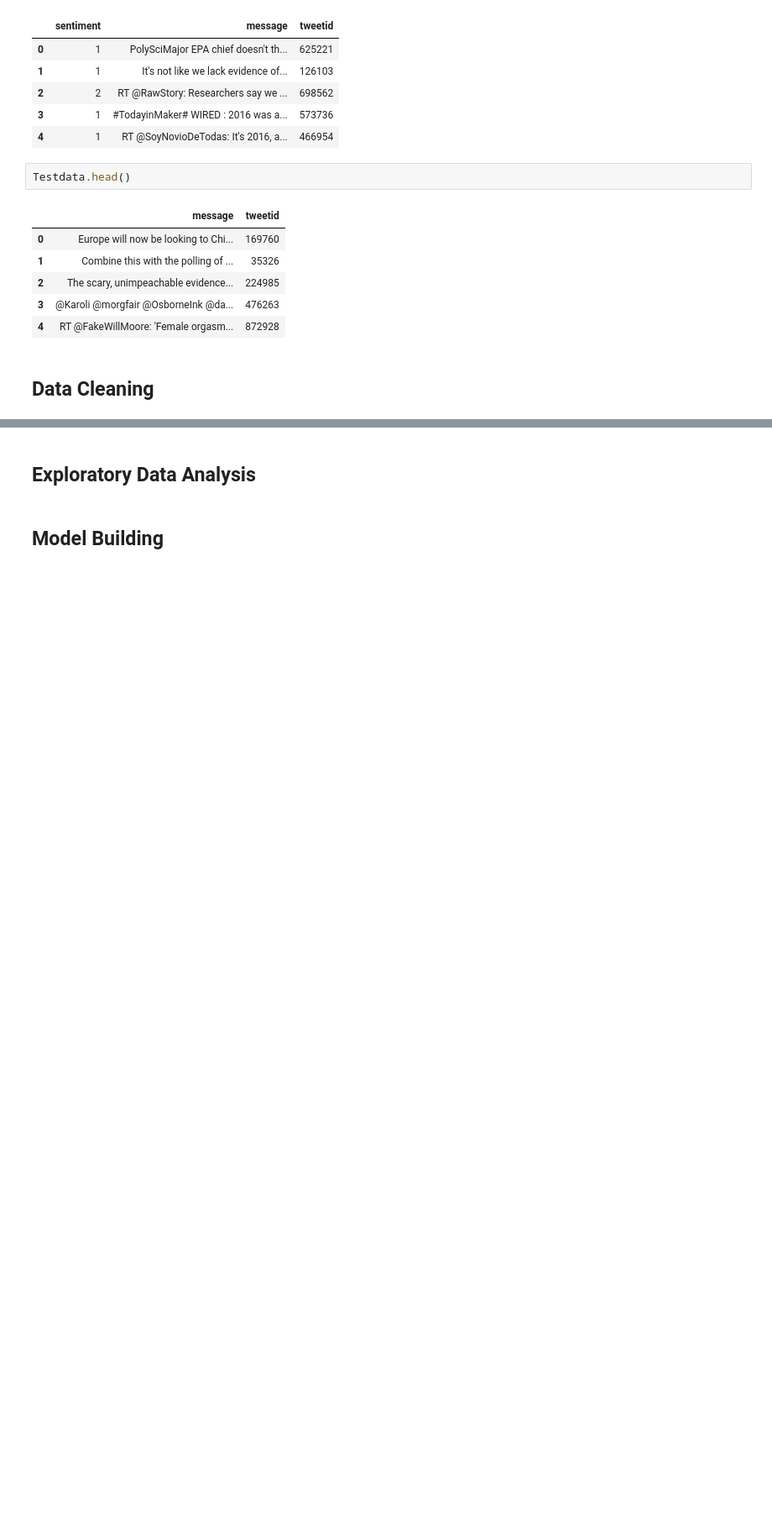
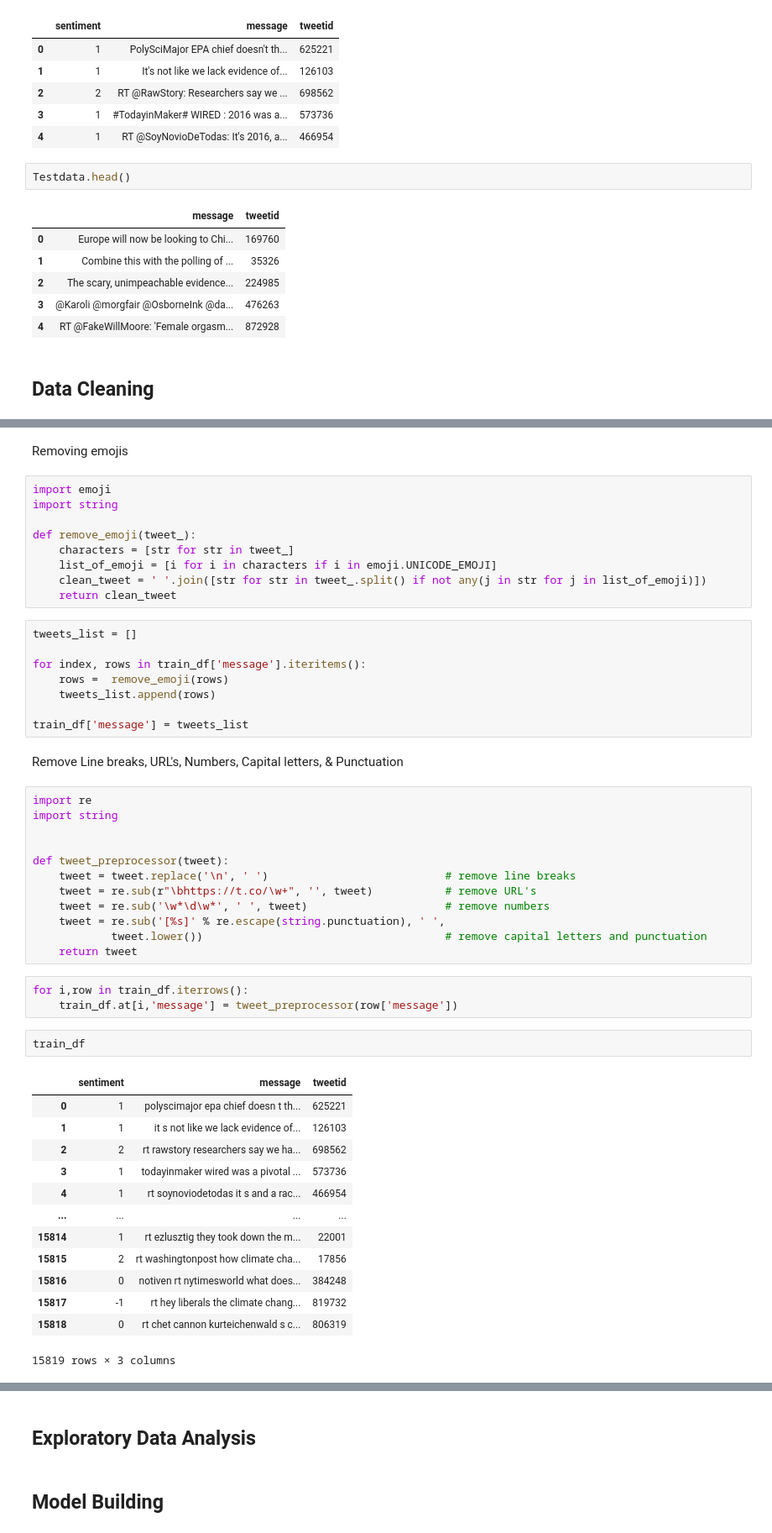
Before and after one commit to ThandokuhleNgqamba/classification-predict-streamlit-template, a Jupyter notebook: Classification.ipynb, the cells around one changed output, grey strips where cells are left out. Shown: that part at 84% size. Saved outputs shown, nothing was run; the diff lists cells and outputs as text; blank space fills up the shorter version.

```diff
--- a/Classification.ipynb
+++ b/Classification.ipynb
@@ -41,0 +91,52 @@ Testdata.head()
+# %% [markdown]
+Removing emojis
+# %%
+import emoji
+import string
+
+def remove_emoji(tweet_):
+    characters = [str for str in tweet_]
+    list_of_emoji = [i for i in characters if i in emoji.UNICODE_EMOJI]
+    clean_tweet = ' '.join([str for str in tweet_.split() if not any(j in str for j in list_of_emoji)])
+    return clean_tweet
+# %%
+tweets_list = []
+
+for index, rows in train_df['message'].iteritems():
+    rows =  remove_emoji(rows)
+    tweets_list.append(rows)
+
+train_df['message'] = tweets_list
+# %% [markdown]
+Remove Line breaks, URL's, Numbers, Capital letters, & Punctuation
+# %%
+import re
+import string
+
+
+def tweet_preprocessor(tweet):
+    tweet = tweet.replace('\n', ' ')                           # remove line breaks
+    tweet = re.sub(r"\bhttps://t.co/\w+", '', tweet)           # remove URL's
+    tweet = re.sub('\w*\d\w*', ' ', tweet)                     # remove numbers
+    tweet = re.sub('[%s]' % re.escape(string.punctuation), ' ',
+            tweet.lower())                                     # remove capital letters and punctuation
+    return tweet
+# %%
+for i,row in train_df.iterrows():
+    train_df.at[i,'message'] = tweet_preprocessor(row['message'])
+# %%
+train_df
+# %% [output]
+|  | sentiment | message | tweetid |
+| 0 | 1 | polyscimajor epa chief doesn t th... | 625221 |
+| 1 | 1 | it s not like we lack evidence of... | 126103 |
+| 2 | 2 | rt rawstory researchers say we ha... | 698562 |
+| 3 | 1 | todayinmaker wired was a pivotal ... | 573736 |
+| 4 | 1 | rt soynoviodetodas it s and a rac... | 466954 |
+| ... | ... | ... | ... |
+| 15814 | 1 | rt ezlusztig they took down the m... | 22001 |
+| 15815 | 2 | rt washingtonpost how climate cha... | 17856 |
+| 15816 | 0 | notiven rt nytimesworld what does... | 384248 |
+| 15817 | -1 | rt hey liberals the climate chang... | 819732 |
+| 15818 | 0 | rt chet cannon kurteichenwald s c... | 806319 |
+15819 rows × 3 columns
```
Also changed, not shown: parts of 42 cells of this notebook.
